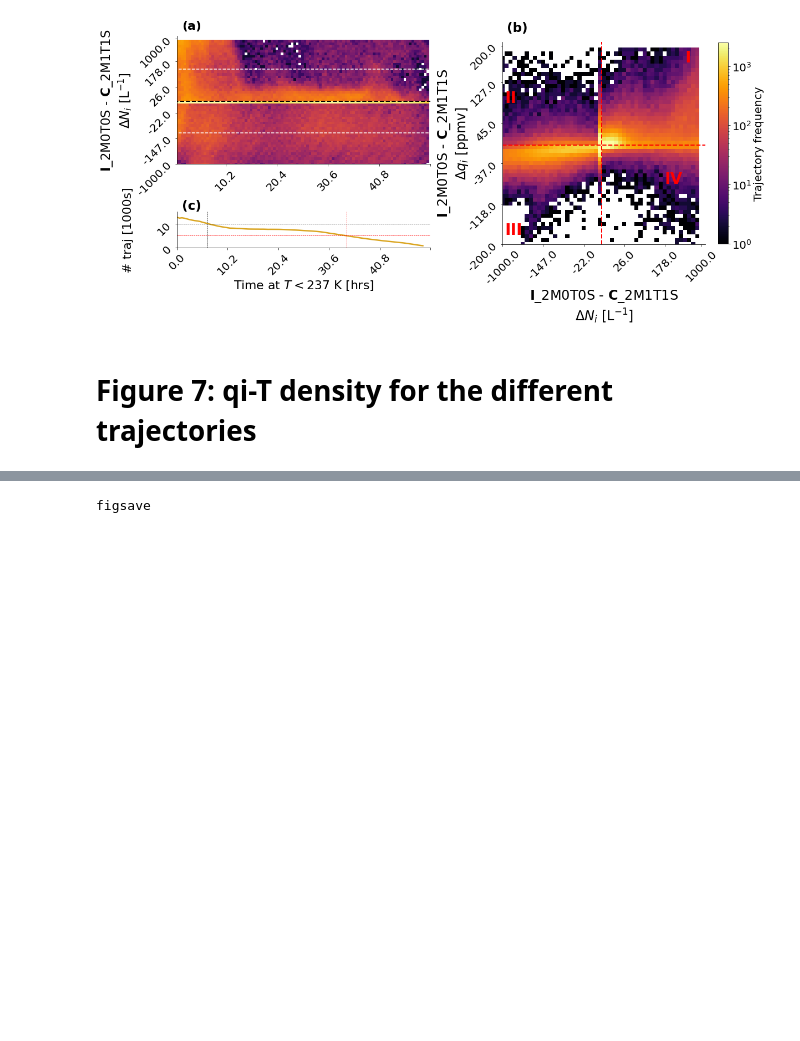
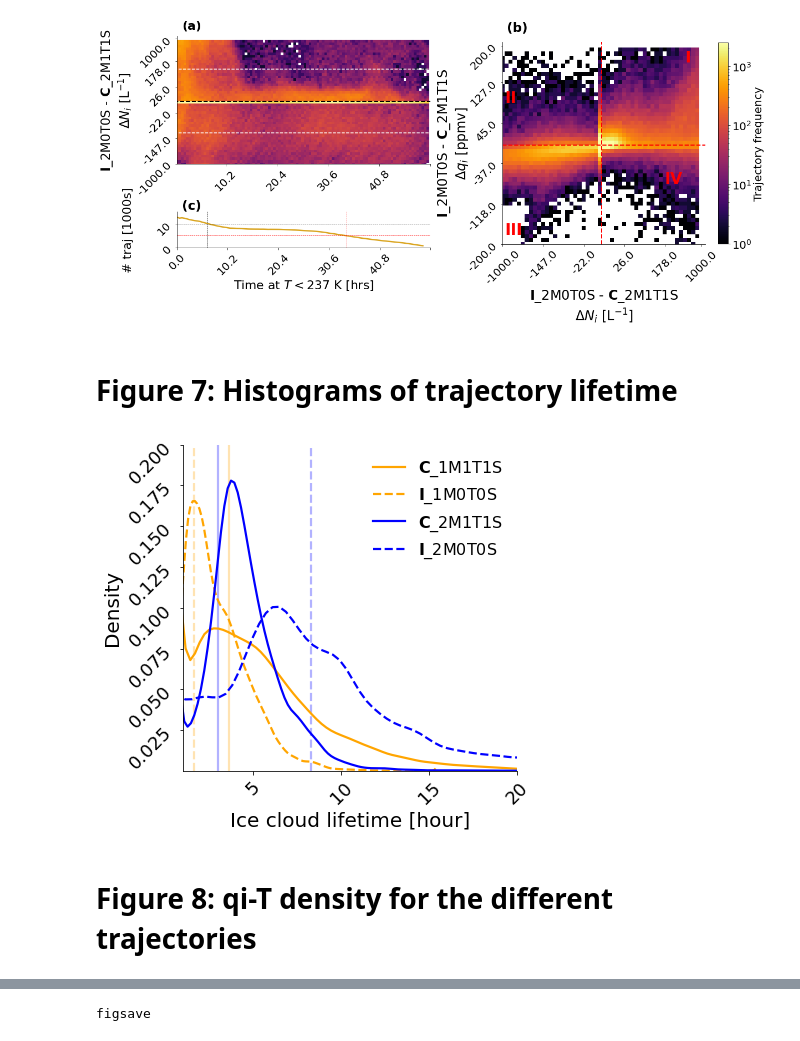
Before and after one commit to sylviasullivan/ice-microp-rad, a Jupyter notebook: Figures_article2.ipynb, the cells around one changed output, grey strips where cells are left out. Cells and saved outputs as stored; diff of their text form; code cells hidden in the pictures; blank space fills up the shorter version.

```diff
--- a/Figures_article2.ipynb
+++ b/Figures_article2.ipynb
@@ -559,8 +559,49 @@ fig.savefig( '/xdisk/sylvia/tropic_vis/output/CLaMS-ICON-Ni-lifetime-diff.pdf',
 plt.show()
 # %% [output]
 [figure]
+# %% [markdown]
+# Figure 7: Histograms of trajectory lifetime
+# %%
+bd = '/xdisk/sylvia/tropic_vis/output/'
+lifetime1 = np.load( bd + 'CLAMS-Tf_0V1M0A0R_tst00001350_trim_extract_dt_iwc_filter_lifetimes.npy' )*24/3600.
+lifetime2 = np.load( bd + 'ICON_0V1M0A0R_tst00001350_trim_extract_dt_filter_lifetimes.npy' )*24/3600.
+lifetime3 = np.load( bd + 'CLAMS-Tf_0V2M0A0R_tst00000450_trim_extract_dt_iwc_filter_lifetimes.npy' )*24/3600.
+lifetime4 = np.load( bd + 'ICON_0V2M0A0R_tst00000450_trim_extract_dt_filter_lifetimes.npy' )*24/3600.
+# %%
+fs = 20
+import seaborn as sns
+lw=2.2
+
+fig = plt.figure( figsize=(6,6) )
+plt.plot( [np.nanmean(lifetime3), np.nanmean(lifetime3)], [0,1], lw=lw, color='orange', alpha=0.3 )
+plt.plot( [np.nanmean(lifetime1), np.nanmean(lifetime1)], [0,1], lw=lw, color='orange', ls='--', alpha=0.3 )
+plt.plot( [np.nanmean(lifetime2), np.nanmean(lifetime2)], [0,1], lw=lw, color='blue', alpha=0.3 )
+plt.plot( [np.nanmean(lifetime4), np.nanmean(lifetime4)], [0,1], lw=lw, color='blue', ls='--', alpha=0.3 )
+
+sns.distplot( lifetime3, hist=False, kde=True, kde_kws={'linewidth': lw, 'color': 'orange'},
+             label=r'$\bf{C}$_1M1T1S' )
+sns.distplot( lifetime1, hist=False, kde=True, kde_kws={'linewidth': lw, 'color': 'orange',
+            'linestyle': 'dashed'}, label=r'$\bf{I}$_1M0T0S' )
+sns.distplot( lifetime2, hist=False, kde=True, kde_kws={'linewidth': lw, 'color': 'blue'},
+             label=r'$\bf{C}$_2M1T1S' )
+sns.distplot( lifetime4, hist=False, kde=True, kde_kws={'linewidth': lw, 'color': 'blue',
+            'linestyle': 'dashed'}, label=r'$\bf{I}$_2M0T0S' )
+
+sexy_axes( plt.gca(), fs=fs-2 )
+plt.gca().set_xlim( [1, 20] ) #40] )
+plt.gca().set_ylim( [10**(-5), 0.2] )# 1] )
+plt.ylabel( 'Density', fontsize=fs )
+plt.xlabel( 'Ice cloud lifetime [hour]', fontsize=fs )
+#plt.gca().set_yscale( 'log' )
+#plt.gca().set_xscale( 'log' )
+plt.legend( loc='upper right', fontsize=fs-4, frameon=False )
+
+#fig.savefig( '/xdisk/sylvia/tropic_vis/output/lifetime-dists.pdf', bbox_inches='tight' )
+plt.show()
+# %% [output]
+[figure, added]
 # %% [markdown]
-# Figure 7: qi-T density for the different trajectories
+# Figure 8: qi-T density for the different trajectories
 # %%
 #basedir = '/work/bb1018/b380873/traj_output/traj_pp/'
 #basedir2 = '/work/bb1018/b380873/tropic_vis/obs/'
```
Also changed, not shown: parts of 7 cells of this notebook, 5 other files.
